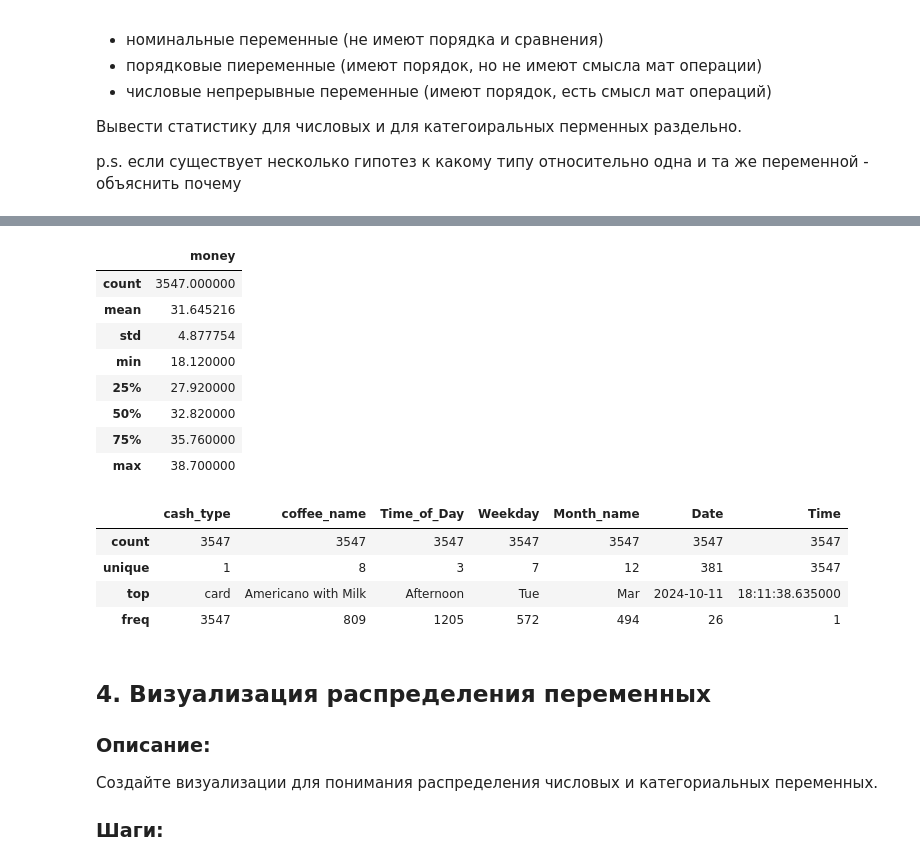
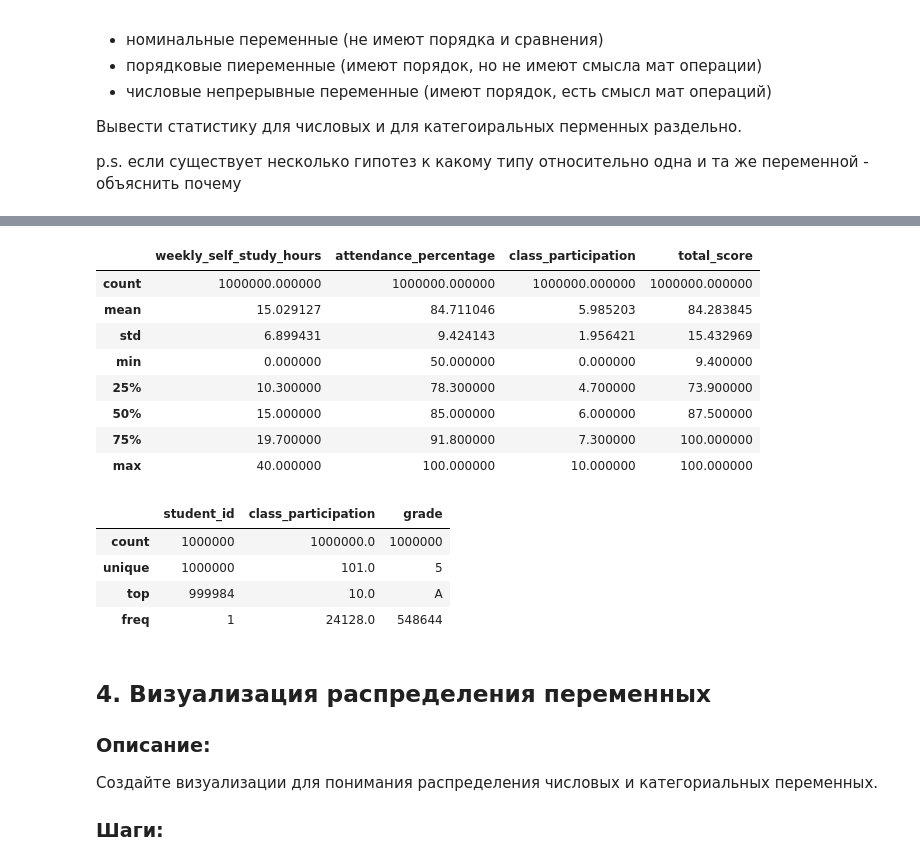
Before and after one commit to Danata117/ML, a Jupyter notebook: ML_Praktika1.ipynb, the cells around one changed output, grey strips where cells are left out. Saved outputs shown, nothing was run; the diff lists cells and outputs as text; code cells hidden in the pictures.

```diff
--- a/ML_Praktika1.ipynb
+++ b/ML_Praktika1.ipynb
@@ -36,7 +37,7 @@ import seaborn as sns
 Описание:
 В этом разделе вы загрузите набор данных wine.csv, ознакомитесь с его структурой и проведёте первичный обзор.
 # %%
-PATH_TO_FILE: str = '/content/Coffe.csv' # Загрузка набора данных
+PATH_TO_FILE: str = '/content/student_performance.csv' # Загрузка набора данных
 ## p.s. в левой панеле нажать на папку и перетащить туда файл,
 ## а wince.csv заменить на свой вариант (ПКМ -> копировать путь)
 
@@ -110,7 +106,7 @@ df.describe() # include=all (вывод включая категориальн
 # преобразование в категориальные
 # df.columnName = df.columnName.astype('category')
 # or
-# df['column Name'] = df['column Name'].astype('category')
+df['student_id'] = df['student_id'].astype('object')
 # %%
 # Вывод колонок в наборе данных
 df.columns
@@ -194,9 +158,3 @@ Time: 3547 уникальных значений
 Вывести статистику для числовых и для категоиральных перменных раздельно.
 
 p.s. если существует несколько гипотез к какому типу относительно одна и та же переменной - объяснить почему
-# %%
-#Нужно изменить тип некоторых переменных с числового на категориальный, так как они являются порядковыми
-df['hour_of_day'] = df['hour_of_day'].astype('category')
-df['Weekdaysort'] = df['Weekdaysort'].astype('category')
-df['Monthsort'] = df['Monthsort'].astype('category')
-print(df.dtypes)
@@ -216,25 +181,27 @@ dtype: object
 # %%
 #Статистика числовых переменных
+df['class_participation'] = df['class_participation'].astype('float64')
 df.describe()
 # %% [output]
-|  | money |
-| count | 3547.000000 |
-| mean | 31.645216 |
-| std | 4.877754 |
-| min | 18.120000 |
-| 25% | 27.920000 |
-| 50% | 32.820000 |
-| 75% | 35.760000 |
-| max | 38.700000 |
+|  | weekly_self_study_hours | attendance_percentage | class_participation | total_score |
+| count | 1000000.000000 | 1000000.000000 | 1000000.000000 | 1000000.000000 |
+| mean | 15.029127 | 84.711046 | 5.985203 | 84.283845 |
+| std | 6.899431 | 9.424143 | 1.956421 | 15.432969 |
+| min | 0.000000 | 50.000000 | 0.000000 | 9.400000 |
+| 25% | 10.300000 | 78.300000 | 4.700000 | 73.900000 |
+| 50% | 15.000000 | 85.000000 | 6.000000 | 87.500000 |
+| 75% | 19.700000 | 91.800000 | 7.300000 | 100.000000 |
+| max | 40.000000 | 100.000000 | 10.000000 | 100.000000 |
 # %%
 #Статистика категориальных переменных
+df['class_participation'] = df['class_participation'].astype('object')
 df.describe(include = 'object')
 # %% [output]
-|  | cash_type | coffee_name | Time_of_Day | Weekday | Month_name | Date | Time |
-| count | 3547 | 3547 | 3547 | 3547 | 3547 | 3547 | 3547 |
-| unique | 1 | 8 | 3 | 7 | 12 | 381 | 3547 |
-| top | card | Americano with Milk | Afternoon | Tue | Mar | 2024-10-11 | 18:11:38.635000 |
-| freq | 3547 | 809 | 1205 | 572 | 494 | 26 | 1 |
+|  | student_id | class_participation | grade |
+| count | 1000000 | 1000000.0 | 1000000 |
+| unique | 1000000 | 101.0 | 5 |
+| top | 999984 | 10.0 | A |
+| freq | 1 | 24128.0 | 548644 |
 # %% [markdown]
 ## **4. Визуализация распределения переменных**
 
```
Also changed, not shown: parts of 35 cells of this notebook.
